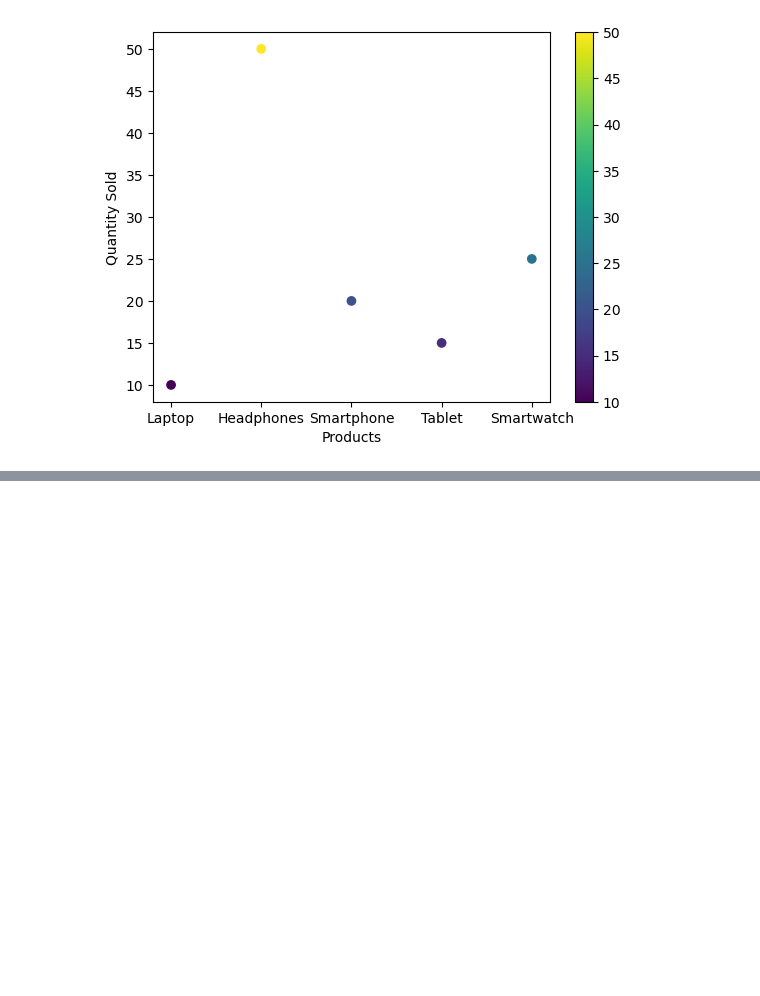
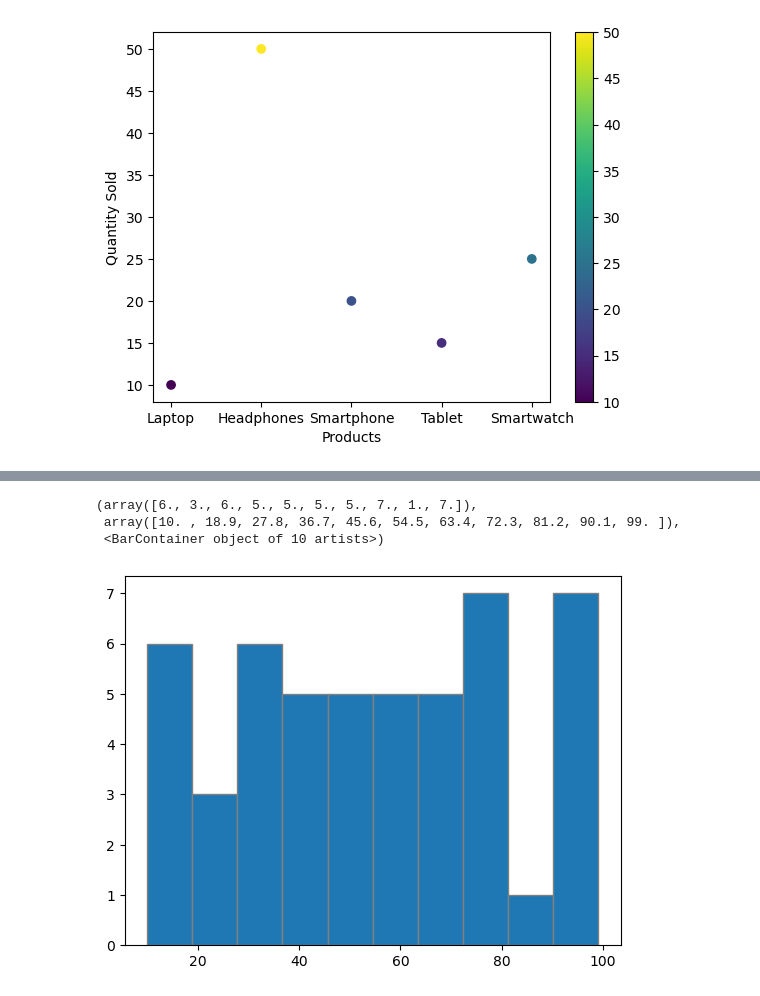
Before and after one commit to pravatn01/Matplotlib-Data-VIz, a Jupyter notebook: data_viz.ipynb, the cells around one changed output, grey strips where cells are left out. Cells and saved outputs as stored; diff of their text form; code cells hidden in the pictures; blank space fills up the shorter version.

Commit message:
Histogram complete

```diff
--- a/data_viz.ipynb
+++ b/data_viz.ipynb
@@ -107,0 +119,11 @@ plt.show()
+# %%
+x = [28, 58, 41, 46, 68, 34, 63, 10, 57, 94, 60, 55, 12, 18, 80, 46, 48,
+       14, 17, 73, 43, 80, 72, 23, 65, 64, 49, 30, 20, 39, 70, 45, 99, 95,
+       31, 95, 15, 27, 78, 33, 81, 95, 93, 48, 40, 33, 84, 76, 95, 80]
+# %%
+plt.hist(x, bins=10, range=(min(x),max(x)), edgecolor='grey')  #we can explicitly define starting point and ending point of a hist plot with range parameter
+# %% [output]
+(array([6., 3., 6., 5., 5., 5., 5., 7., 1., 7.]),
+ array([10. , 18.9, 27.8, 36.7, 45.6, 54.5, 63.4, 72.3, 81.2, 90.1, 99. ]),
+ <BarContainer object of 10 artists>)
+[figure, added]
```
Also changed, not shown: parts of 2 cells of this notebook, 1 other file.
